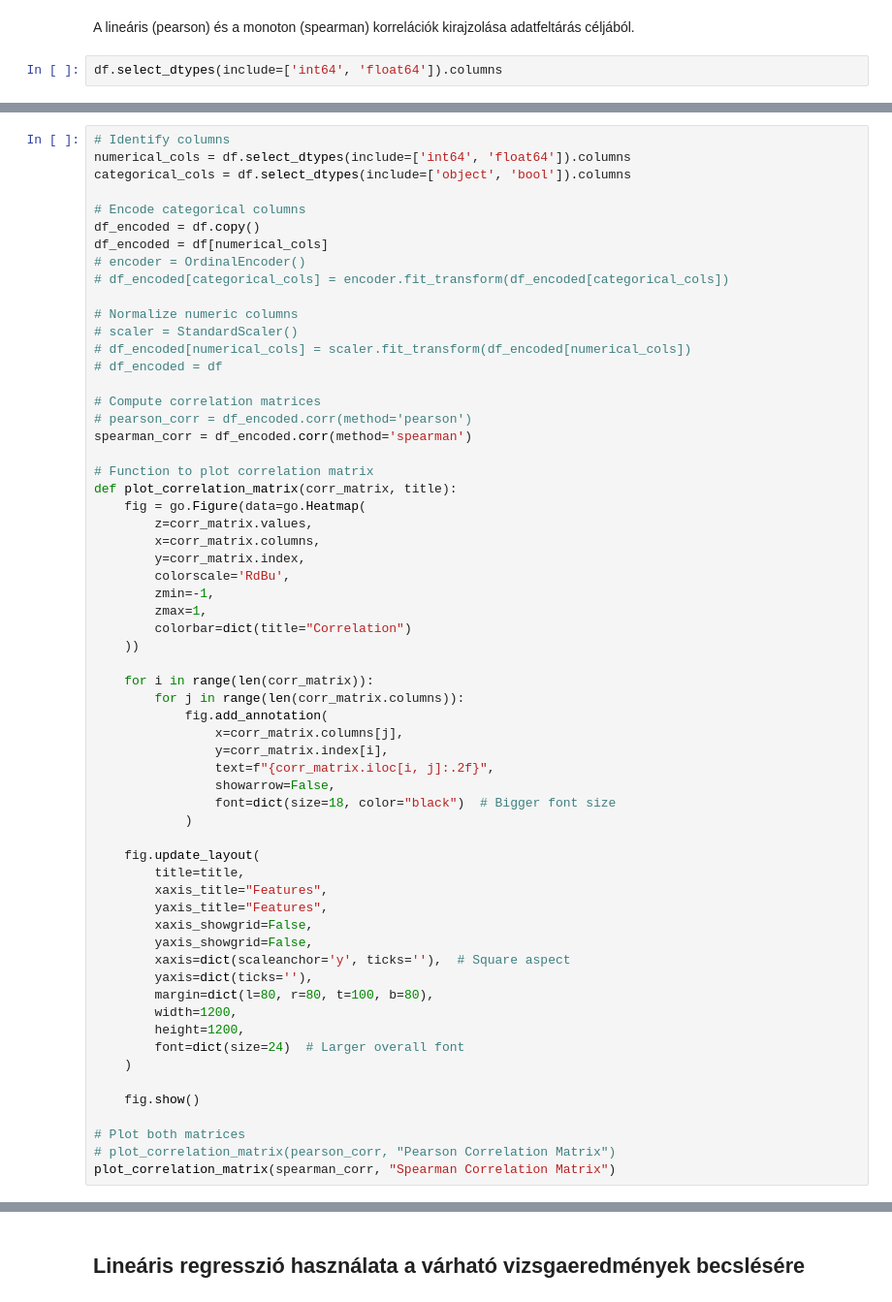
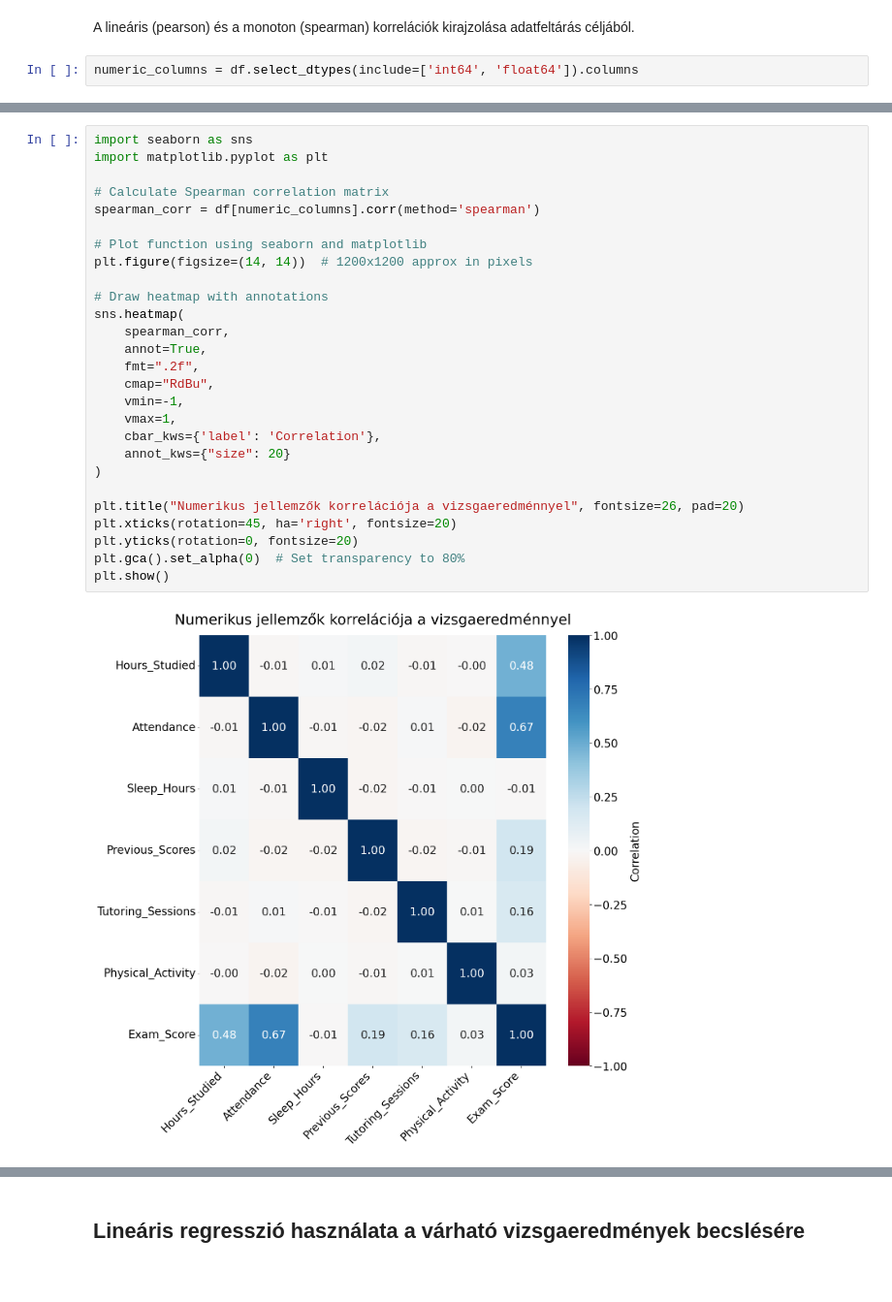
Before and after one commit to CuriousPercibal/info_era_peldak, a Jupyter notebook: LinearRegression.ipynb, the cells around one changed output, grey strips where cells are left out. Shown at 97% size. Saved outputs shown, nothing was run; the diff lists cells and outputs as text.

```diff
--- a/LinearRegression.ipynb
+++ b/LinearRegression.ipynb
@@ -52,4 +66,4 @@ df.describe()
 # %% [markdown]
 A lineáris (pearson) és a monoton (spearman) korrelációk kirajzolása adatfeltárás céljából.
 # %%
-df.select_dtypes(include=['int64', 'float64']).columns
+numeric_columns = df.select_dtypes(include=['int64', 'float64']).columns
@@ -60,61 +70,29 @@ Index(['Hours_Studied', 'Attendance', 'Sleep_Hours', 'Previous_Scores',
 # %%
-# Identify columns
-numerical_cols = df.select_dtypes(include=['int64', 'float64']).columns
-categorical_cols = df.select_dtypes(include=['object', 'bool']).columns
+import seaborn as sns
+import matplotlib.pyplot as plt
 
-# Encode categorical columns
-df_encoded = df.copy()
-df_encoded = df[numerical_cols]
-# encoder = OrdinalEncoder()
-# df_encoded[categorical_cols] = encoder.fit_transform(df_encoded[categorical_cols])
+# Calculate Spearman correlation matrix
+spearman_corr = df[numeric_columns].corr(method='spearman')
 
-# Normalize numeric columns
-# scaler = StandardScaler()
-# df_encoded[numerical_cols] = scaler.fit_transform(df_encoded[numerical_cols])
-# df_encoded = df
+# Plot function using seaborn and matplotlib
+plt.figure(figsize=(14, 14))  # 1200x1200 approx in pixels
 
-# Compute correlation matrices
-# pearson_corr = df_encoded.corr(method='pearson')
-spearman_corr = df_encoded.corr(method='spearman')
+# Draw heatmap with annotations
+sns.heatmap(
+    spearman_corr,
+    annot=True,
+    fmt=".2f",
+    cmap="RdBu",
+    vmin=-1,
+    vmax=1,
+    cbar_kws={'label': 'Correlation'},
+    annot_kws={"size": 20}
+)
 
-# Function to plot correlation matrix
-def plot_correlation_matrix(corr_matrix, title):
-    fig = go.Figure(data=go.Heatmap(
-        z=corr_matrix.values,
-        x=corr_matrix.columns,
-        y=corr_matrix.index,
-        colorscale='RdBu',
-        zmin=-1,
-        zmax=1,
-        colorbar=dict(title="Correlation")
-    ))
-
-    for i in range(len(corr_matrix)):
-        for j in range(len(corr_matrix.columns)):
-            fig.add_annotation(
-                x=corr_matrix.columns[j],
-                y=corr_matrix.index[i],
-                text=f"{corr_matrix.iloc[i, j]:.2f}",
-                showarrow=False,
-                font=dict(size=18, color="black")  # Bigger font size
-            )
-
-    fig.update_layout(
-        title=title,
-        xaxis_title="Features",
-        yaxis_title="Features",
-        xaxis_showgrid=False,
-        yaxis_showgrid=False,
-        xaxis=dict(scaleanchor='y', ticks=''),  # Square aspect
-        yaxis=dict(ticks=''),
-        margin=dict(l=80, r=80, t=100, b=80),
-        width=1200,
-        height=1200,
-        font=dict(size=24)  # Larger overall font
-    )
-
-    fig.show()
-
-# Plot both matrices
-# plot_correlation_matrix(pearson_corr, "Pearson Correlation Matrix")
-plot_correlation_matrix(spearman_corr, "Spearman Correlation Matrix")
+plt.title("Numerikus jellemzők korrelációja a vizsgaeredménnyel", fontsize=26, pad=20)
+plt.xticks(rotation=45, ha='right', fontsize=20)
+plt.yticks(rotation=0, fontsize=20)
+plt.gca().set_alpha(0)  # Set transparency to 80%
+plt.show()
+# %% [output]
+[figure, added]
```
Also changed, not shown: parts of 16 cells of this notebook, 1 other file.
